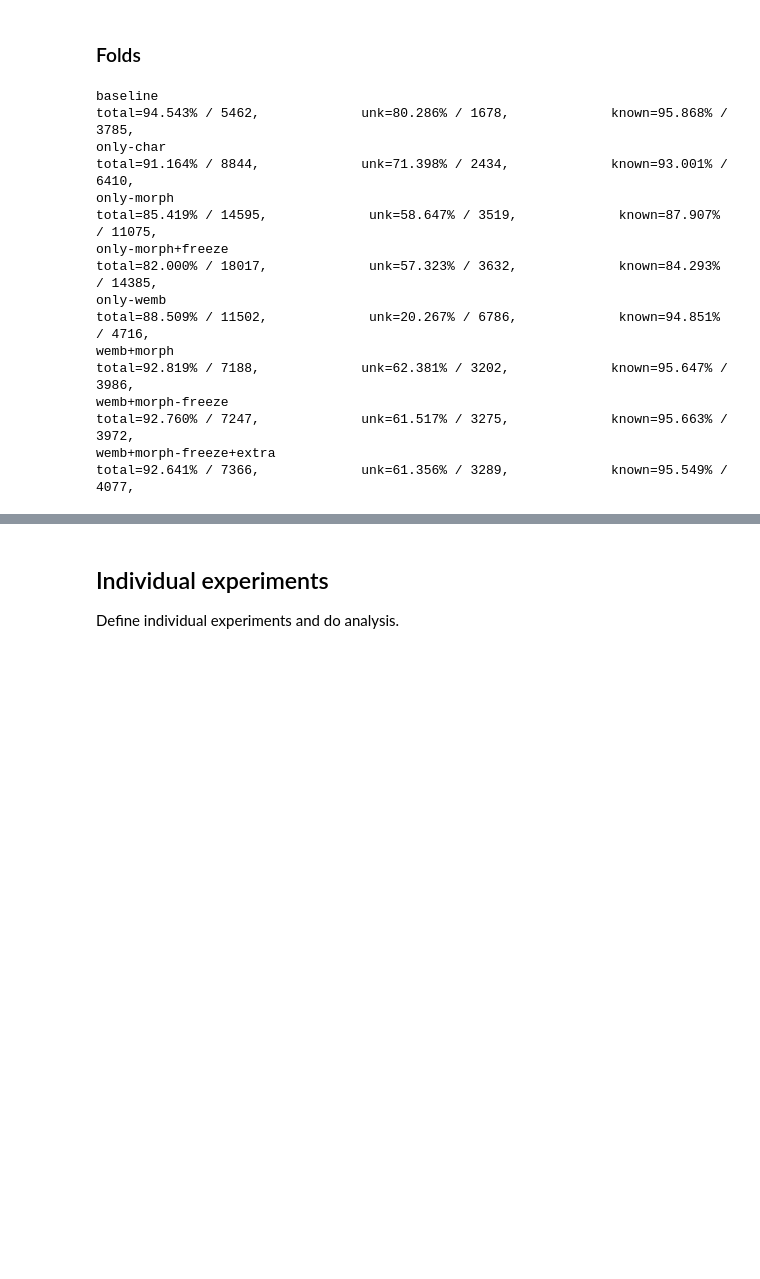
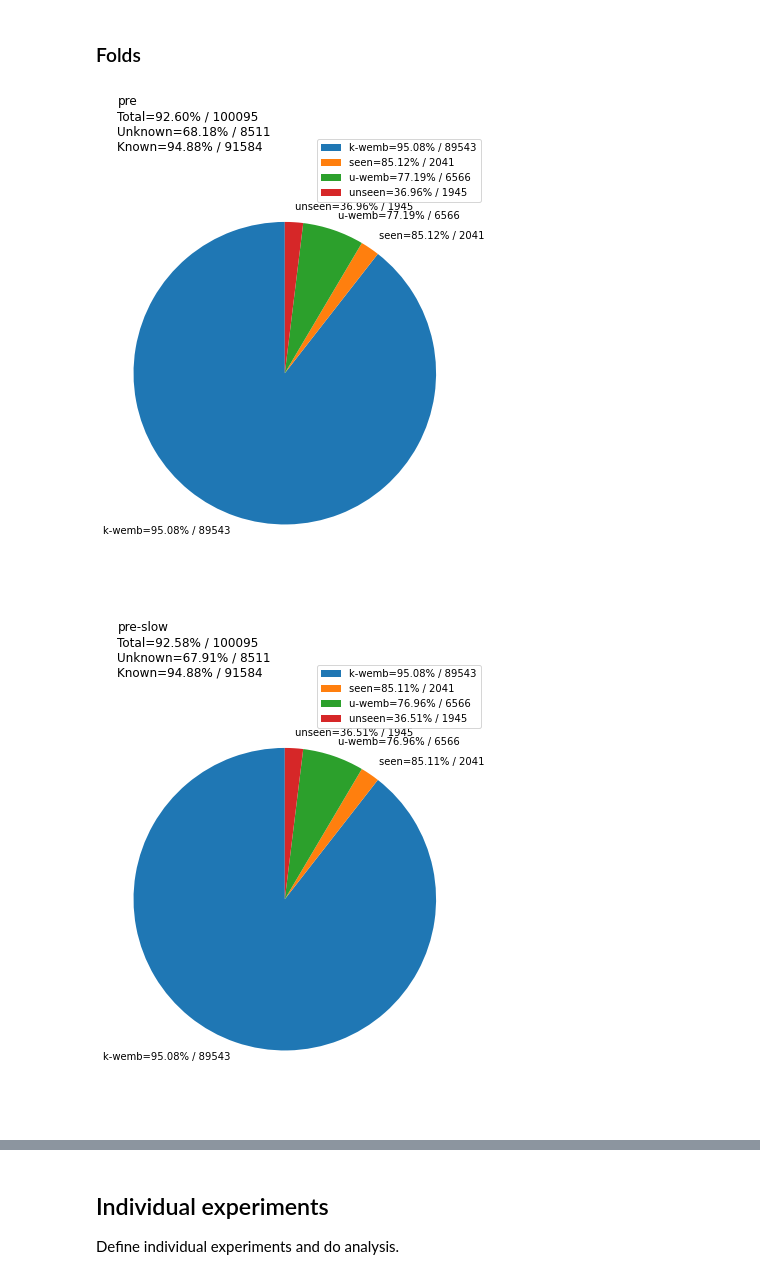
Before and after one commit to cadia-lvl/POS, a Jupyter notebook: analyse_results.ipynb, the cells around one changed output, grey strips where cells are left out. Saved outputs shown, nothing was run; the diff lists cells and outputs as text; code cells hidden in the pictures; blank space fills up the shorter version.

Commit message:
Adding more detailed breakdown of accuracies. Adding pie charts.

```diff
--- a/analyse_results.ipynb
+++ b/analyse_results.ipynb
@@ -42,21 +60,13 @@ fold_experiments = {
-# %%
-for name, experiments in fold_experiments.items():
-    print(name)
-    print(evaluate.report_experiments(experiments))
-# %% [output]
-baseline
-total=94.543% / 5462,             unk=80.286% / 1678,             known=95.868% / 3785,
-only-char
-total=91.164% / 8844,             unk=71.398% / 2434,             known=93.001% / 6410,
-only-morph
-total=85.419% / 14595,             unk=58.647% / 3519,             known=87.907% / 11075,
-only-morph+freeze
-total=82.000% / 18017,             unk=57.323% / 3632,             known=84.293% / 14385,
-only-wemb
-total=88.509% / 11502,             unk=20.267% / 6786,             known=94.851% / 4716,
-wemb+morph
-total=92.819% / 7188,             unk=62.381% / 3202,             known=95.647% / 3986,
-wemb+morph-freeze
-total=92.760% / 7247,             unk=61.517% / 3275,             known=95.663% / 3972,
-wemb+morph-freeze+extra
-total=92.641% / 7366,             unk=61.356% / 3289,             known=95.549% / 4077,
+# %%
+fold_experiments = {
+    "pre": gather_experiments(EXPERIMENT_DIR / "gold-pretrained-only" / f"{i:02}" for i in range(1, 10)),
+    "pre-slow": gather_experiments(EXPERIMENT_DIR / "gold-pretrained-0.002" / f"{i:02}" for i in range(1, 10)),
+}
+# %%
+averages = [(name, evaluate.all_accuracy_average(experiments)) for name, experiments in fold_experiments.items()]
+# %%
+for name, average in averages:
+    create_pie_chart(name, average).show()
+# %% [output]
+[figure, added]
+[figure, added]
```
Also changed, not shown: parts of 9 cells of this notebook, 1 other file.
